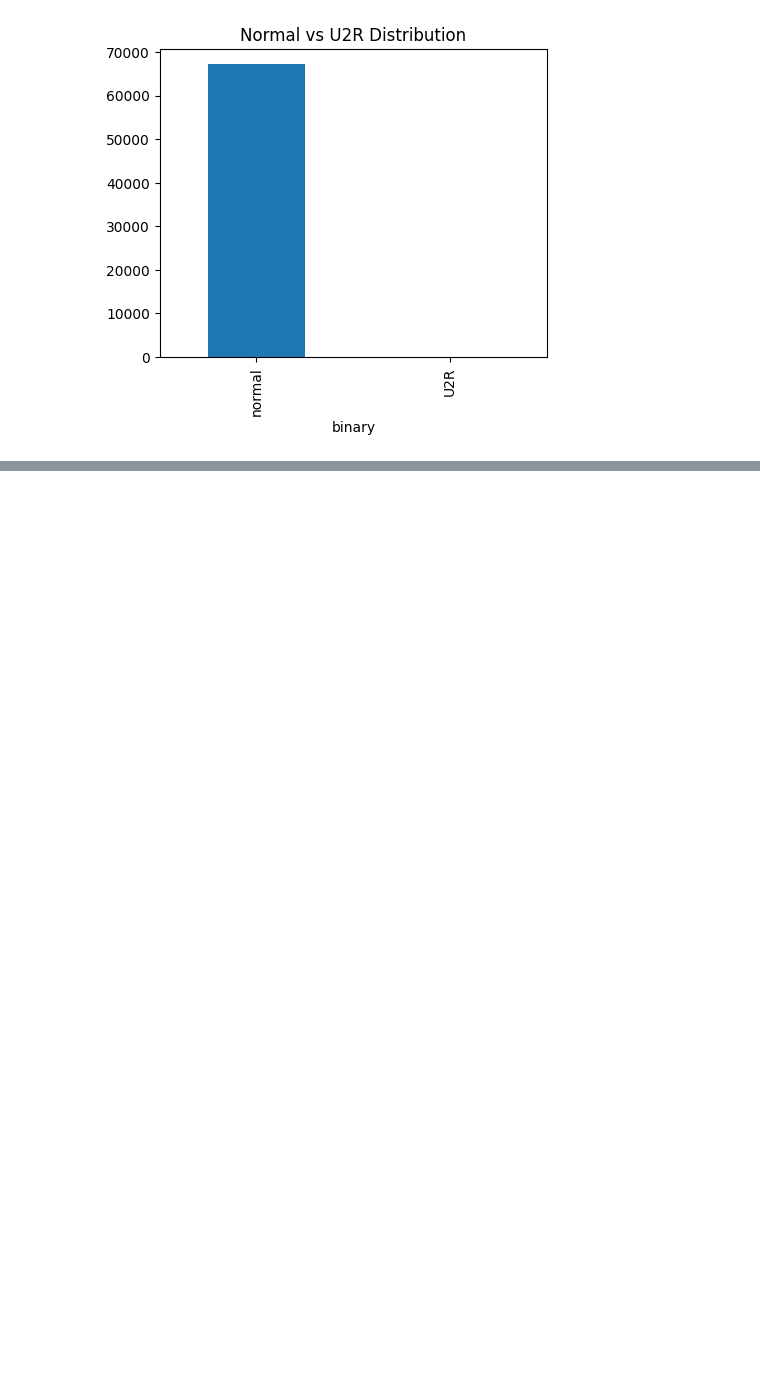
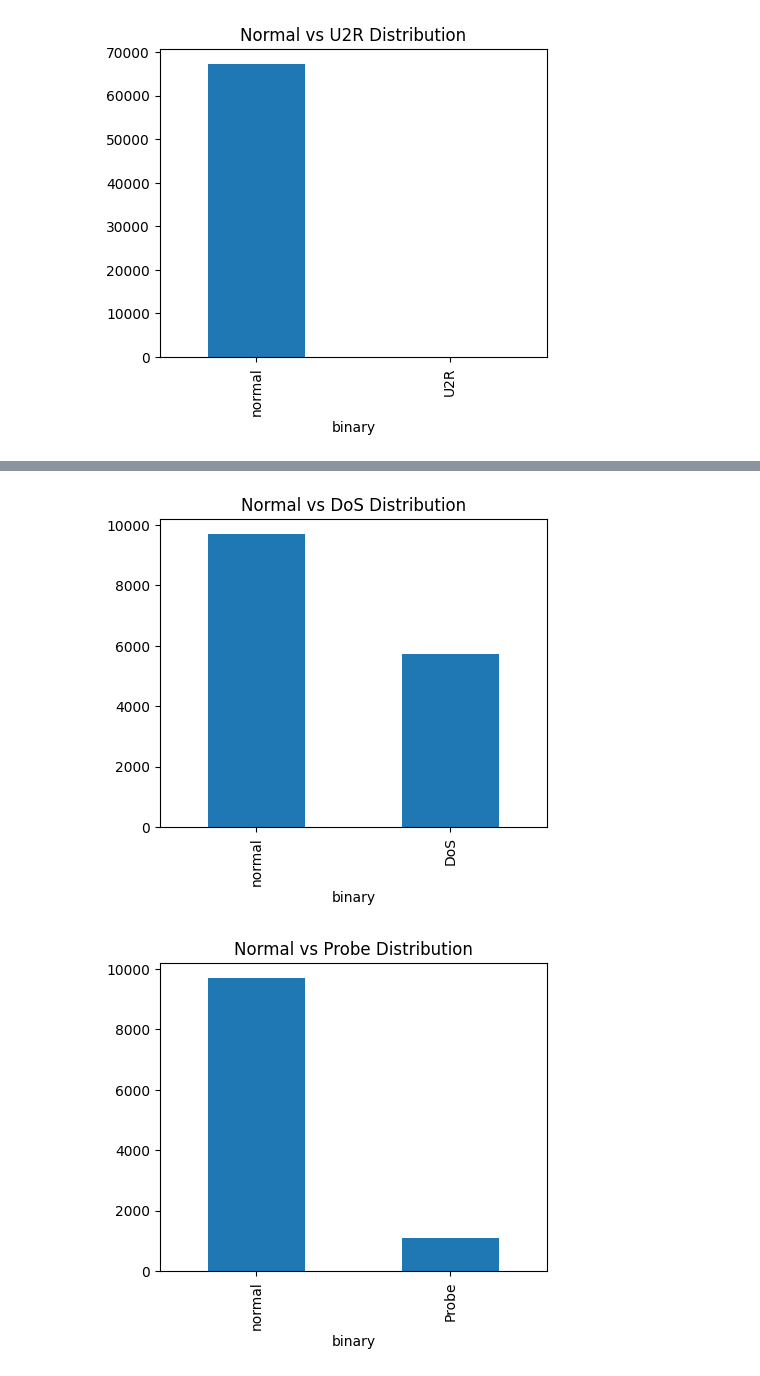
Before and after one commit to SantanuOjha/nsl-kdd-classical-ids-reproduction, a Jupyter notebook: notebooks/01_EDA.ipynb, the cells around one changed output, grey strips where cells are left out. Saved outputs shown, nothing was run; the diff lists cells and outputs as text; code cells hidden in the pictures; blank space fills up the shorter version.

```diff
--- a/notebooks/01_EDA.ipynb
+++ b/notebooks/01_EDA.ipynb
@@ -203,0 +246,21 @@ plot_normal_vs('U2R')
+# %%
+def plot_normal_vs(category):
+    temp = test.copy()
+    temp['binary'] = temp['attack_category'].apply(
+        lambda x: 'normal' if x == 'normal' else (category if x == category else 'other')
+    )
+
+    temp = temp[temp['binary'].isin(['normal', category])]
+
+    plt.figure(figsize=(5,4))
+    temp['binary'].value_counts().plot(kind='bar')
+    plt.title(f"Normal vs {category} Distribution")
+    plt.show()
+
+plot_normal_vs('DoS')
+plot_normal_vs('Probe')
+plot_normal_vs('R2L')
+plot_normal_vs('U2R')
+# %% [output]
+[figure, added]
+[figure, added]
```
Also changed, not shown: parts of 11 cells of this notebook.
